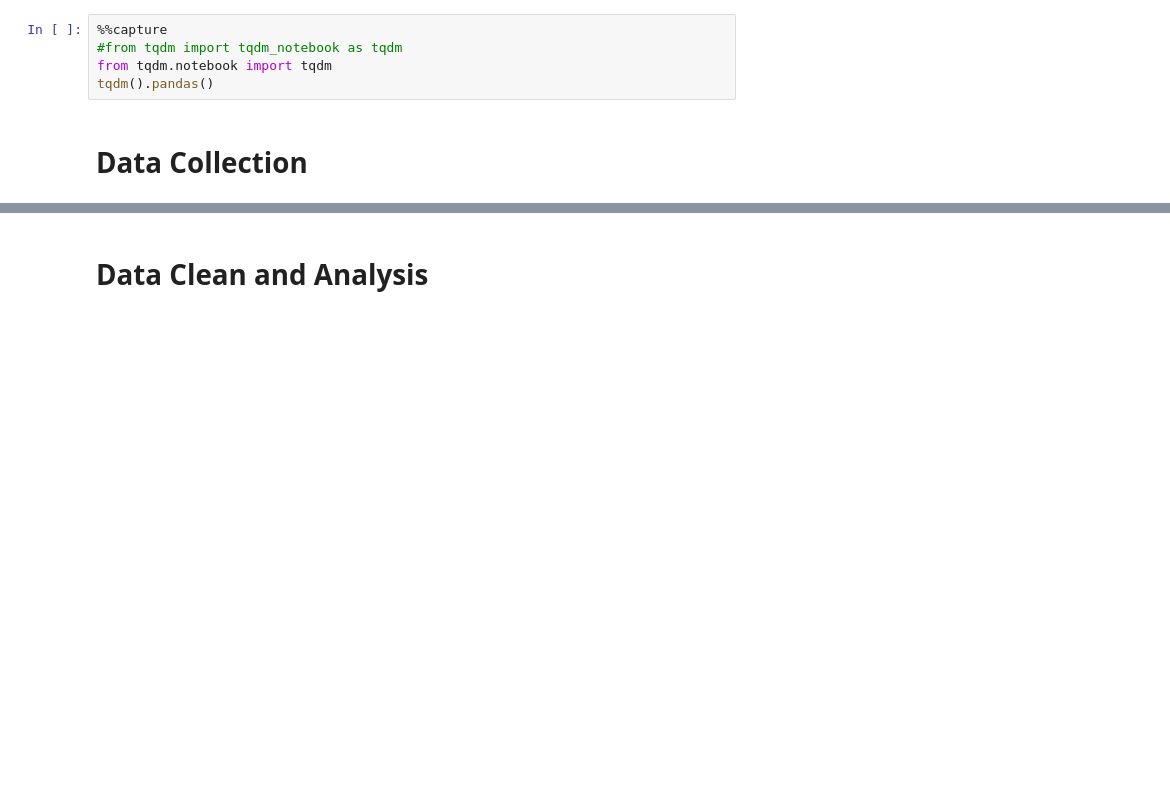
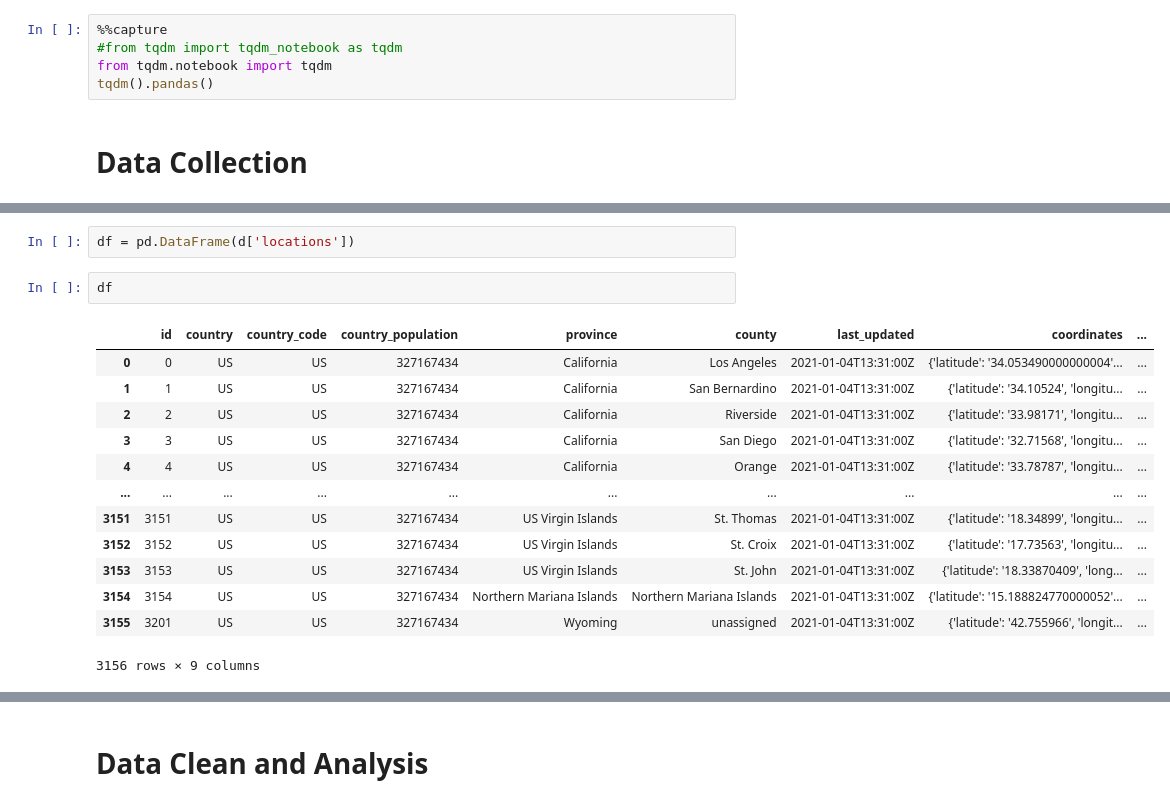
Before and after one commit to mrozenva/Coronavirus-Research, a Jupyter notebook: project_coronavirus.ipynb, the cells around one changed output, grey strips where cells are left out. Saved outputs shown, nothing was run; the diff lists cells and outputs as text; blank space fills up the shorter version.

```diff
--- a/project_coronavirus.ipynb
+++ b/project_coronavirus.ipynb
@@ -84,0 +79,18 @@ df2.to_csv('data/movie.csv')
+# %%
+df = pd.DataFrame(d['locations'])
+# %%
+df
+# %% [output]
+|  | id | country | country_code | country_population | province | county | last_updated | coordinates | ... |
+| 0 | 0 | US | US | 327167434 | California | Los Angeles | 2021-01-04T13:31:00Z | {'latitude': '34.053490000000004'... | ... |
+| 1 | 1 | US | US | 327167434 | California | San Bernardino | 2021-01-04T13:31:00Z | {'latitude': '34.10524', 'longitu... | ... |
+| 2 | 2 | US | US | 327167434 | California | Riverside | 2021-01-04T13:31:00Z | {'latitude': '33.98171', 'longitu... | ... |
+| 3 | 3 | US | US | 327167434 | California | San Diego | 2021-01-04T13:31:00Z | {'latitude': '32.71568', 'longitu... | ... |
+| 4 | 4 | US | US | 327167434 | California | Orange | 2021-01-04T13:31:00Z | {'latitude': '33.78787', 'longitu... | ... |
+| ... | ... | ... | ... | ... | ... | ... | ... | ... | ... |
+| 3151 | 3151 | US | US | 327167434 | US Virgin Islands | St. Thomas | 2021-01-04T13:31:00Z | {'latitude': '18.34899', 'longitu... | ... |
+| 3152 | 3152 | US | US | 327167434 | US Virgin Islands | St. Croix | 2021-01-04T13:31:00Z | {'latitude': '17.73563', 'longitu... | ... |
+| 3153 | 3153 | US | US | 327167434 | US Virgin Islands | St. John | 2021-01-04T13:31:00Z | {'latitude': '18.33870409', 'long... | ... |
+| 3154 | 3154 | US | US | 327167434 | Northern Mariana Islands | Northern Mariana Islands | 2021-01-04T13:31:00Z | {'latitude': '15.188824770000052'... | ... |
+| 3155 | 3201 | US | US | 327167434 | Wyoming | unassigned | 2021-01-04T13:31:00Z | {'latitude': '42.755966', 'longit... | ... |
+3156 rows × 9 columns
```
Also changed, not shown: parts of 55 cells of this notebook, 1 other file.
